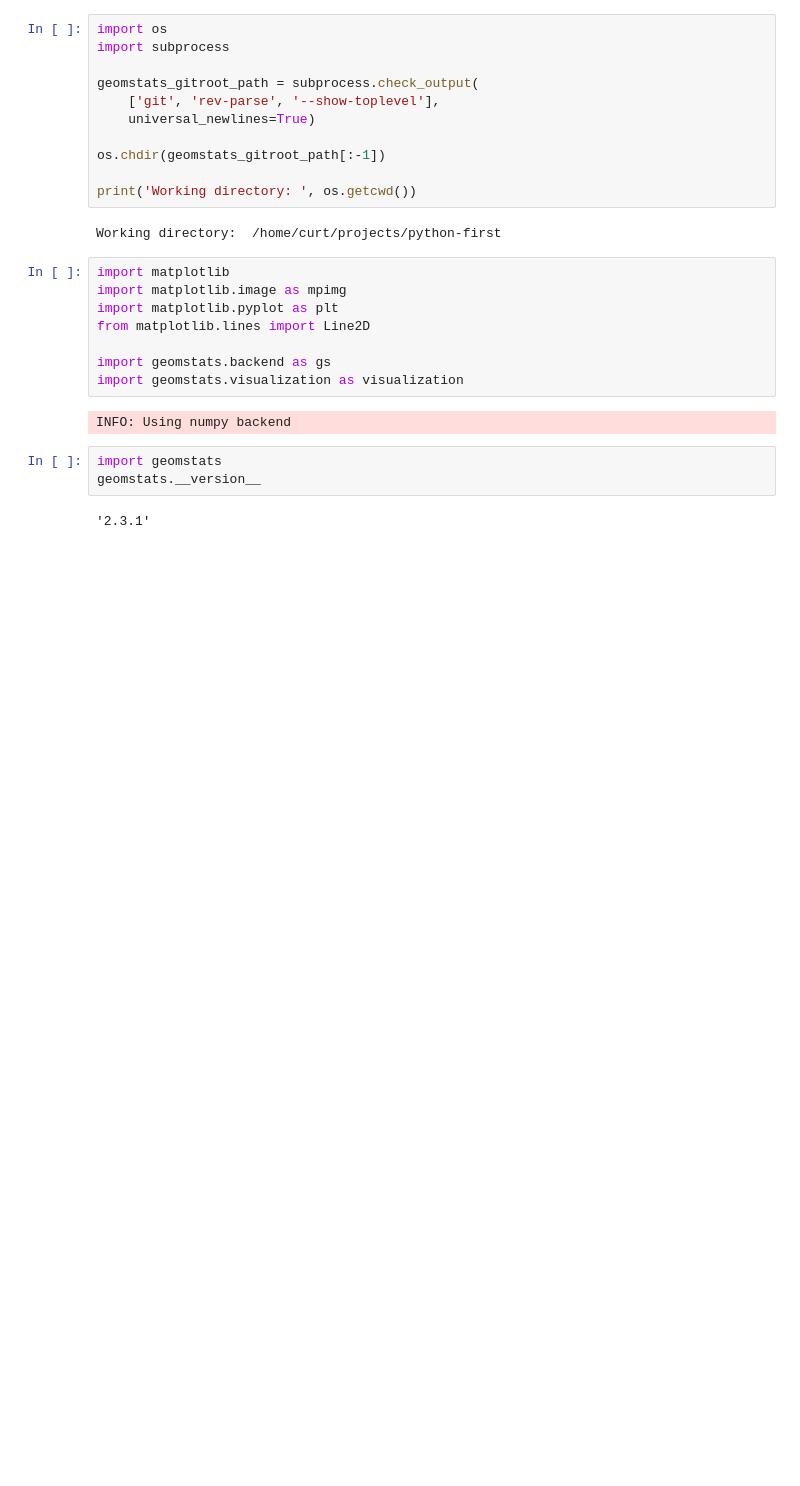
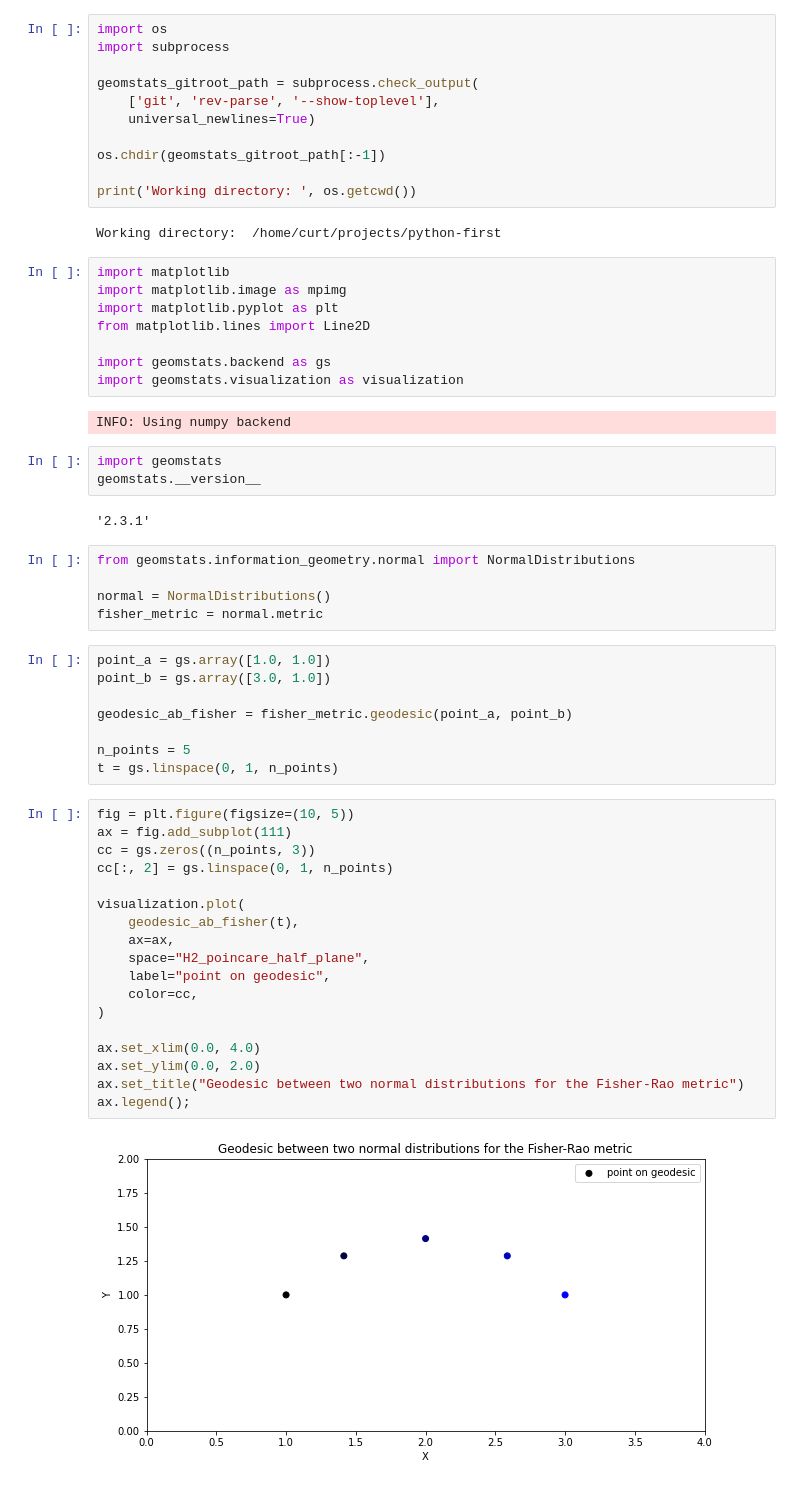
Before and after one commit to curtkim/python-first, a Jupyter notebook: geomstats-first/06_information_geometry.ipynb, the cells around one changed output. Cells and saved outputs as stored; diff of their text form; blank space fills up the shorter version.

```diff
--- a/geomstats-first/06_information_geometry.ipynb
+++ b/geomstats-first/06_information_geometry.ipynb
@@ -26,3 +26,36 @@ import geomstats
 geomstats.__version__
 # %% [output]
 '2.3.1'
+# %%
+from geomstats.information_geometry.normal import NormalDistributions
+
+normal = NormalDistributions()
+fisher_metric = normal.metric
+# %%
+point_a = gs.array([1.0, 1.0])
+point_b = gs.array([3.0, 1.0])
+
+geodesic_ab_fisher = fisher_metric.geodesic(point_a, point_b)
+
+n_points = 5
+t = gs.linspace(0, 1, n_points)
+# %%
+fig = plt.figure(figsize=(10, 5))
+ax = fig.add_subplot(111)
+cc = gs.zeros((n_points, 3))
+cc[:, 2] = gs.linspace(0, 1, n_points)
+
+visualization.plot(
+    geodesic_ab_fisher(t),
+    ax=ax,
+    space="H2_poincare_half_plane",
+    label="point on geodesic",
+    color=cc,
+)
+
+ax.set_xlim(0.0, 4.0)
+ax.set_ylim(0.0, 2.0)
+ax.set_title("Geodesic between two normal distributions for the Fisher-Rao metric")
+ax.legend();
+# %% [output]
+[figure, added]
```
Also changed, not shown: parts of 10 cells of this notebook, 2 other files.
